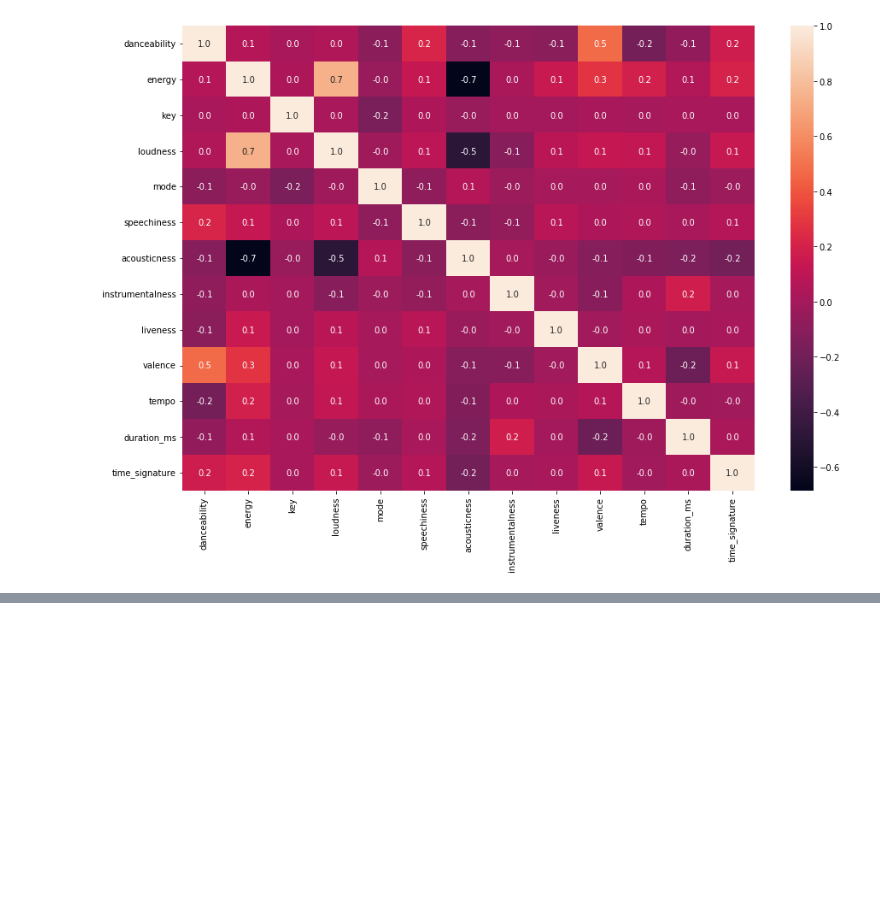
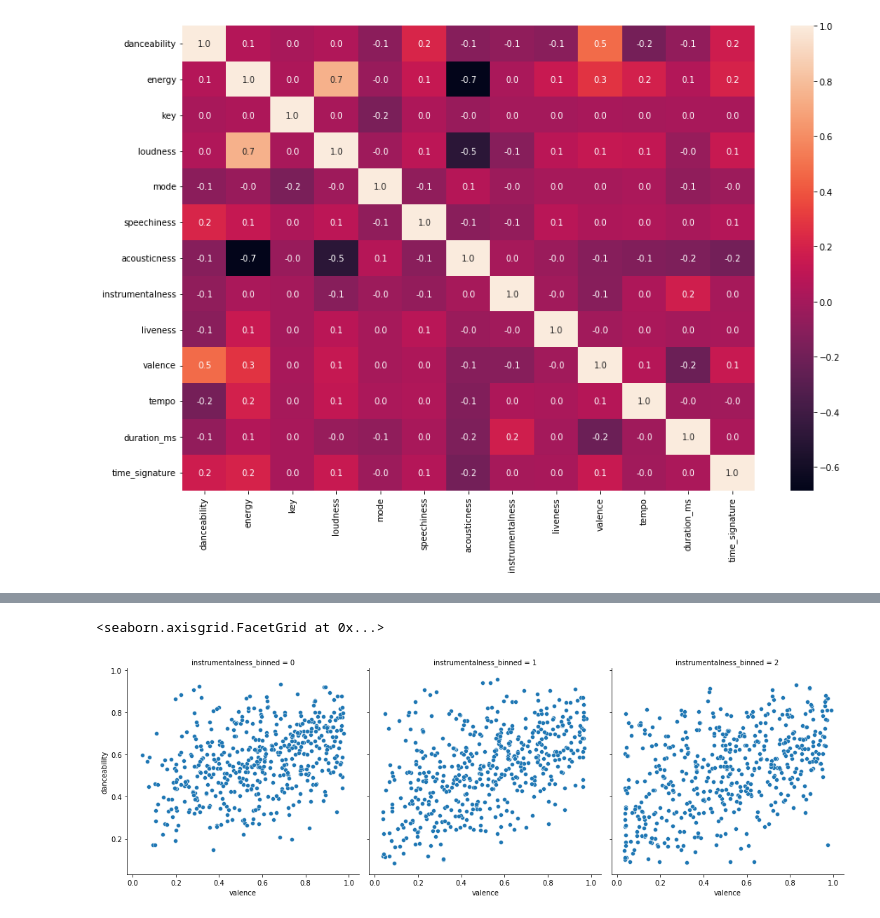
Before and after one commit to vatshivam/Novel_Song_Recommender, a Jupyter notebook: notebooks/statistical_analysis.ipynb, the cells around one changed output, grey strips where cells are left out. Saved outputs shown, nothing was run; the diff lists cells and outputs as text; code cells hidden in the pictures; blank space fills up the shorter version.

```diff
--- a/notebooks/statistical_analysis.ipynb
+++ b/notebooks/statistical_analysis.ipynb
@@ -252,0 +266,6 @@ sns.heatmap(track_features.drop(columns=['track_href','analysis_url','id','uri',
+# %%
+grouped_instrumentalness = track_features.groupby('instrumentalness_binned').apply(lambda x: x.sample(500))
+sns.relplot(data=grouped_instrumentalness,x='valence',y='danceability',col="instrumentalness_binned")
+# %% [output]
+<seaborn.axisgrid.FacetGrid at 0x...>
+[figure, added]
```
Also changed, not shown: parts of 8 cells of this notebook, 2 other files.
